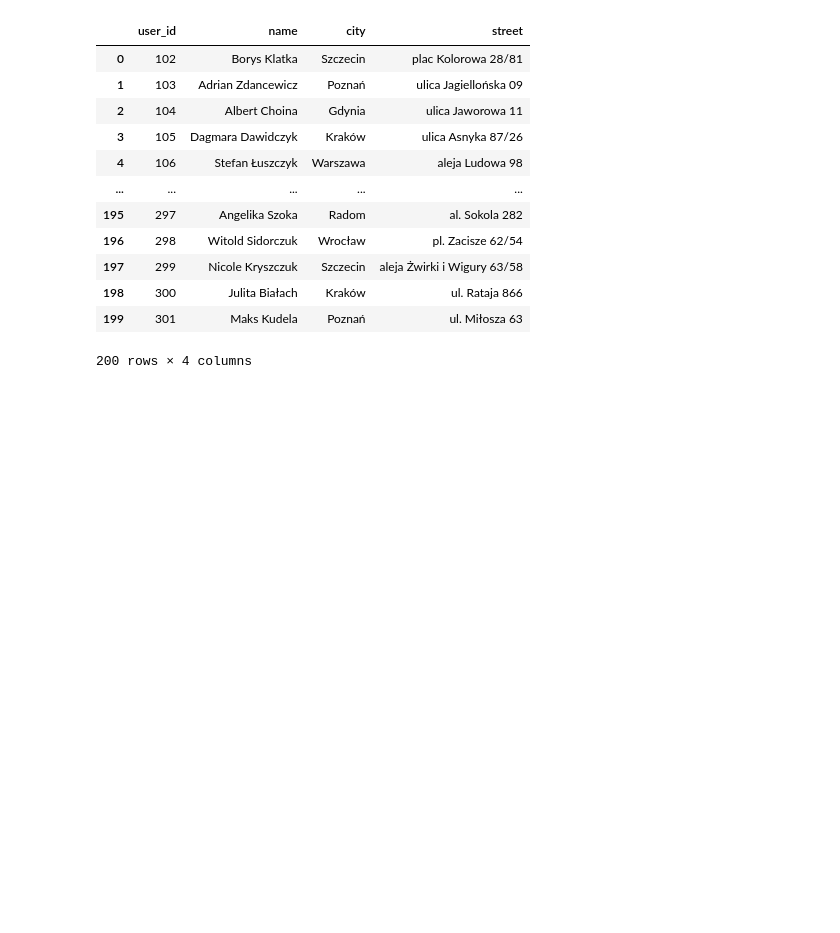
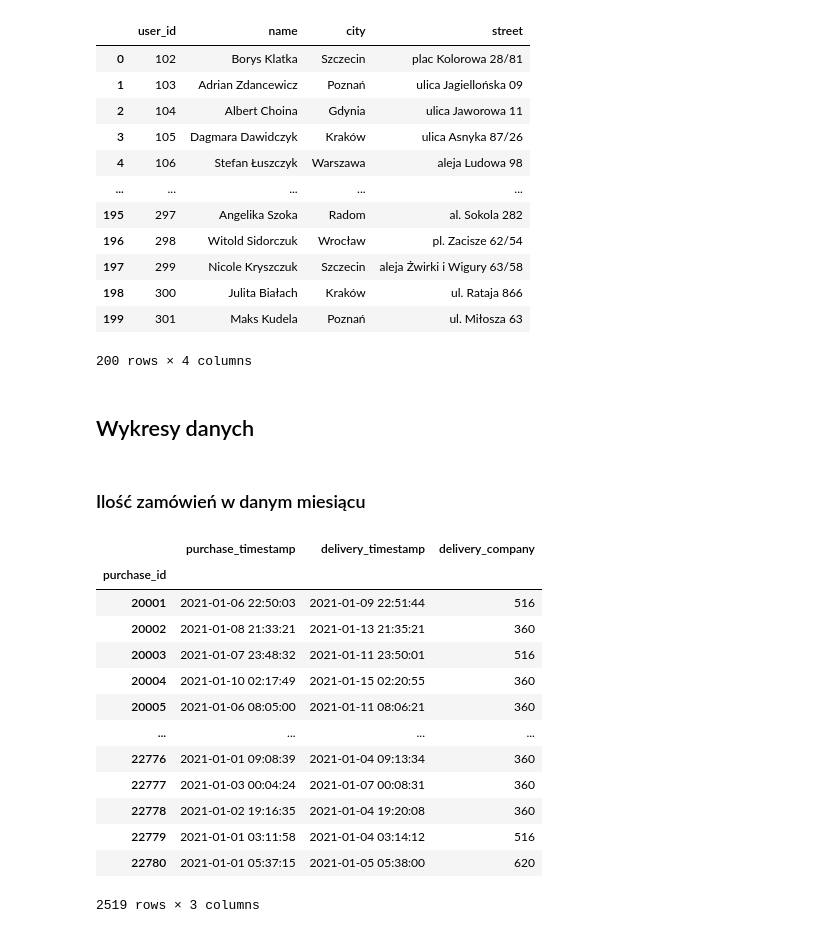
Before and after one commit to Rolkarolka/Delivery-optimization, a Jupyter notebook: notebooks/data_analysis.ipynb, the cells around one changed output. Drawn from its saved outputs; the diff is of its cells as text; code cells hidden in the pictures; blank space fills up the shorter version.

```diff
--- a/notebooks/data_analysis.ipynb
+++ b/notebooks/data_analysis.ipynb
@@ -105,3 +119,31 @@ pd.read_json("./../data/raw/users.jsonl", lines=True)
 | 198 | 300 | Julita Białach | Kraków | ul. Rataja 866 |
 | 199 | 301 | Maks Kudela | Poznań | ul. Miłosza 63 |
 200 rows × 4 columns
+# %% [markdown]
+## Wykresy danych
+# %% [markdown]
+###  Ilość zamówień w danym miesiącu
+# %%
+df = pd.read_json("./../data/raw/deliveries.jsonl", lines=True)
+df.set_index('purchase_id', inplace=True)
+df = df.replace([np.inf, -np.inf], np.nan)
+df = df.dropna(subset=["delivery_company", 'delivery_timestamp'])
+df['purchase_timestamp'] = pd.to_datetime(df['purchase_timestamp'])
+df['delivery_timestamp'] = pd.to_datetime(df['delivery_timestamp'])
+df['delivery_company'] = df["delivery_company"].astype(int)
+df
+# %% [output]
+|  | purchase_timestamp | delivery_timestamp | delivery_company |
+| purchase_id |  |  |  |
+| 20001 | 2021-01-06 22:50:03 | 2021-01-09 22:51:44 | 516 |
+| 20002 | 2021-01-08 21:33:21 | 2021-01-13 21:35:21 | 360 |
+| 20003 | 2021-01-07 23:48:32 | 2021-01-11 23:50:01 | 516 |
+| 20004 | 2021-01-10 02:17:49 | 2021-01-15 02:20:55 | 360 |
+| 20005 | 2021-01-06 08:05:00 | 2021-01-11 08:06:21 | 360 |
+| ... | ... | ... | ... |
+| 22776 | 2021-01-01 09:08:39 | 2021-01-04 09:13:34 | 360 |
+| 22777 | 2021-01-03 00:04:24 | 2021-01-07 00:08:31 | 360 |
+| 22778 | 2021-01-02 19:16:35 | 2021-01-04 19:20:08 | 360 |
+| 22779 | 2021-01-01 03:11:58 | 2021-01-04 03:14:12 | 516 |
+| 22780 | 2021-01-01 05:37:15 | 2021-01-05 05:38:00 | 620 |
+2519 rows × 3 columns
```
Also changed, not shown: parts of 4 cells of this notebook.
